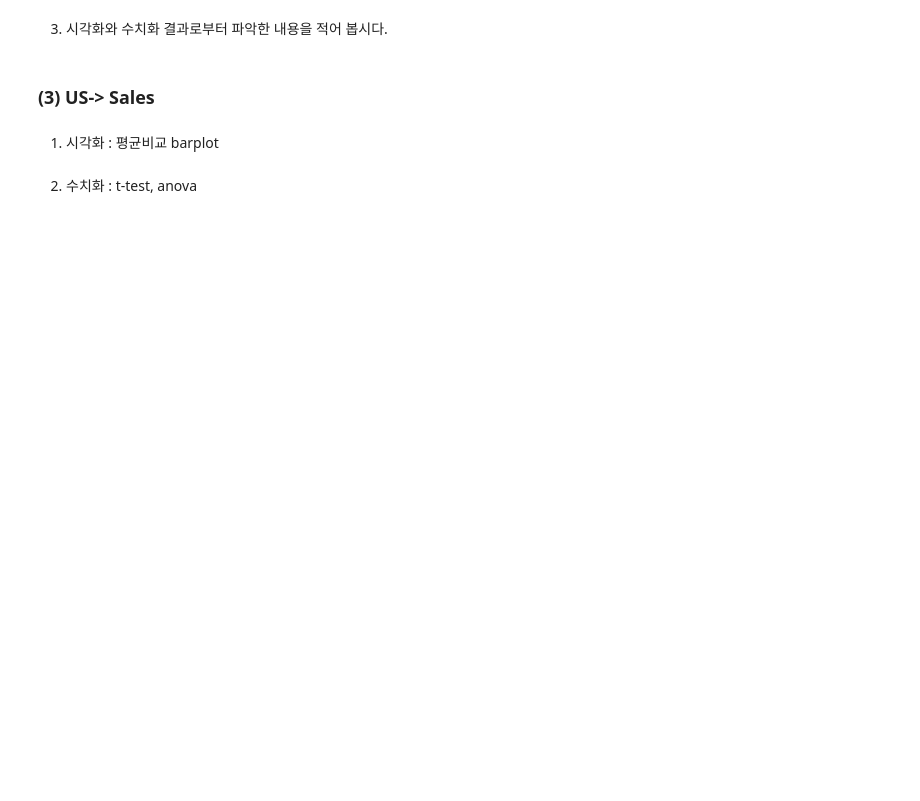
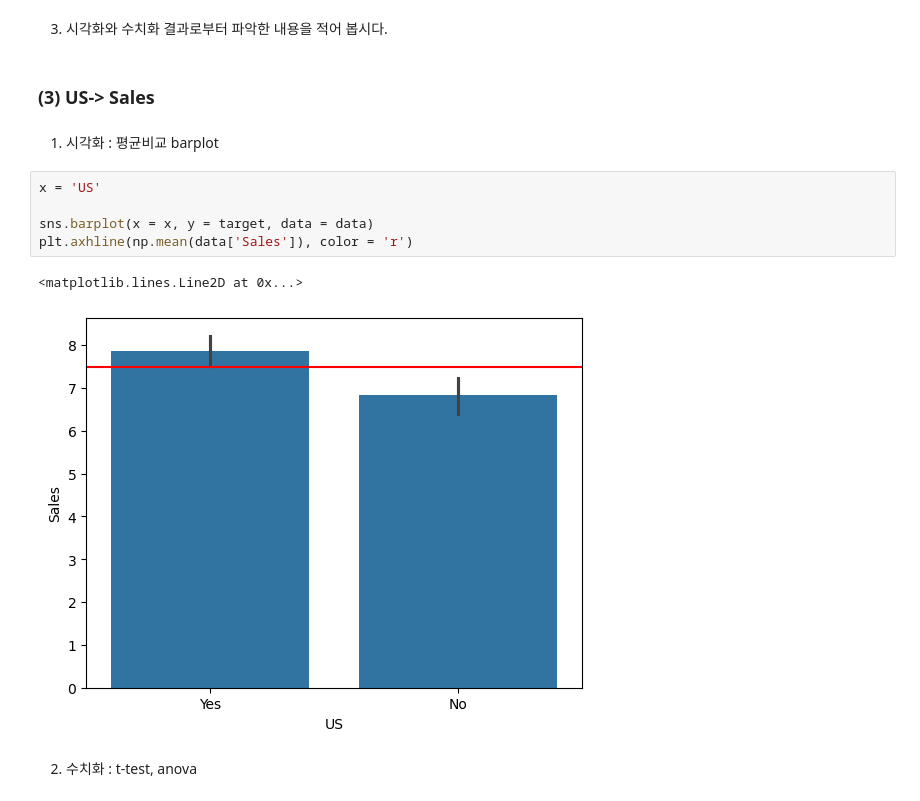
Before and after one commit to JReal2/aivle6-practice, a Jupyter notebook: data-analysis/종합실습1_이변량분석(y-숫자).ipynb, the cells around one changed output. Saved outputs shown, nothing was run; the diff lists cells and outputs as text; blank space fills up the shorter version.

```diff
--- a/data-analysis/종합실습1_이변량분석(y-숫자).ipynb
+++ b/data-analysis/종합실습1_이변량분석(y-숫자).ipynb
@@ -245,5 +303,13 @@ spst.f_oneway(d_b, d_m, d_g)
 ### **(3) US-> Sales**
 # %% [markdown]
 1) 시각화 : 평균비교 barplot
+# %%
+x = 'US'
+
+sns.barplot(x = x, y = target, data = data)
+plt.axhline(np.mean(data['Sales']), color = 'r')
+# %% [output]
+<matplotlib.lines.Line2D at 0x...>
+[figure, added]
 # %% [markdown]
 2) 수치화 : t-test, anova
```
Also changed, not shown: parts of 12 cells of this notebook, 5 other files.
